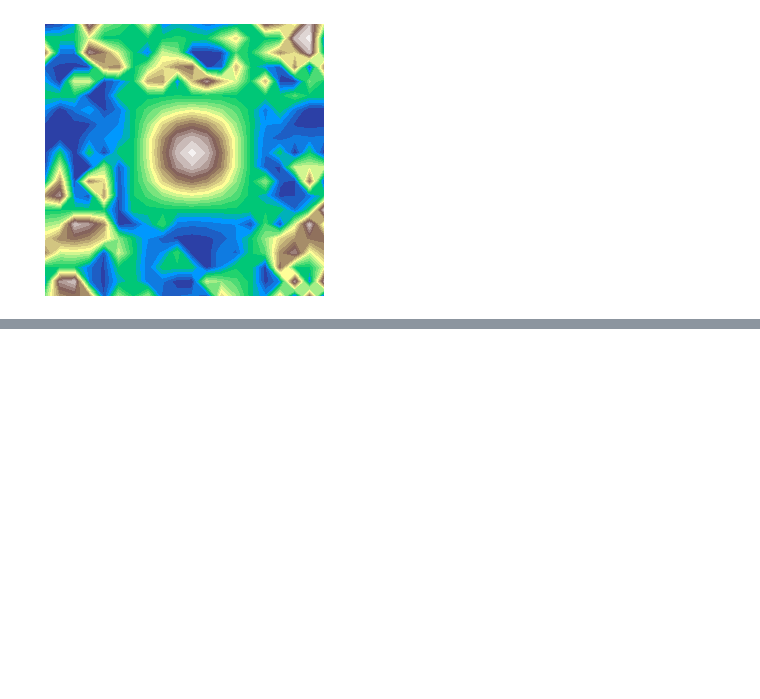
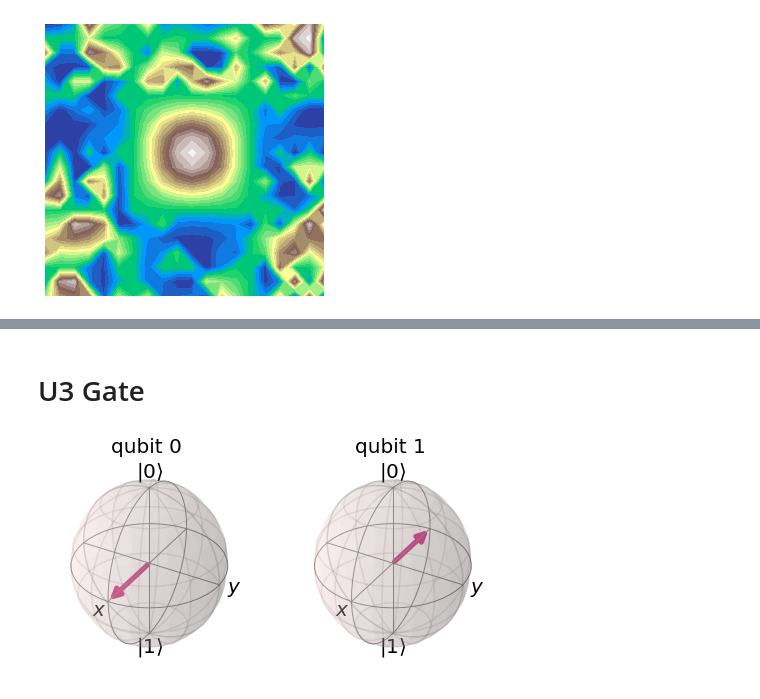
Before and after one commit to rafaverissimo/Coding-with-Qiskit, a Jupyter notebook: Notebooks/Single Qubits.ipynb, the cells around one changed output, grey strips where cells are left out. Drawn from its saved outputs; the diff is of its cells as text; code cells hidden in the pictures; blank space fills up the shorter version.

```diff
--- a/Notebooks/Single Qubits.ipynb
+++ b/Notebooks/Single Qubits.ipynb
@@ -229,0 +265,14 @@ plot_z(z,map_size)
+# %% [markdown]
+# U3 Gate
+# %%
+import math
+from math import pi
+qc=QuantumCircuit(2,2)
+qc.h(0)
+qc.x(0)
+qc.y(1)
+qc.h(1)
+state=execute(qc,backend=State_simulator).result().get_statevector()
+plot_bloch_multivector(state)
+# %% [output]
+[figure, added]
```
Also changed, not shown: parts of 12 cells of this notebook.
